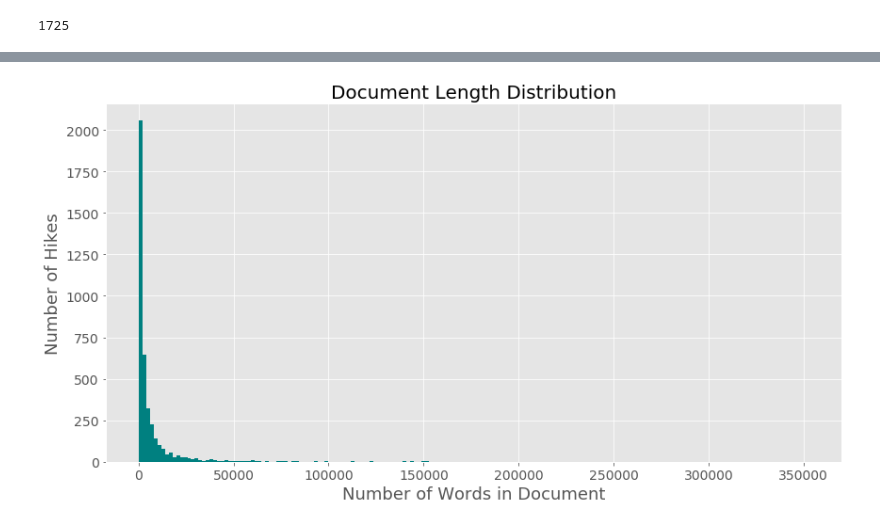
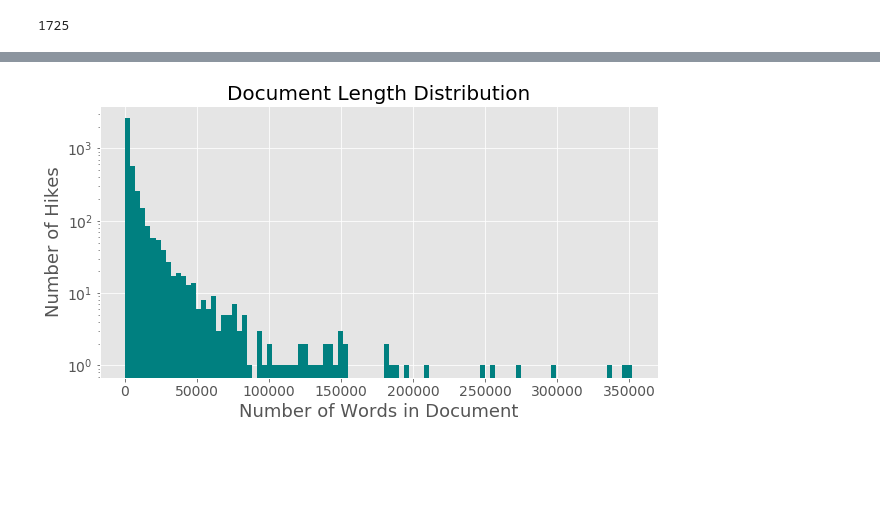
Before and after one commit to ekirken1/colorado_trail_recommender, a Jupyter notebook: notebooks/new_data.ipynb, the cells around one changed output, grey strips where cells are left out. Drawn from its saved outputs; the diff is of its cells as text; code cells hidden in the pictures; blank space fills up the shorter version.

Commit message:
make new distribution plot

```diff
--- a/notebooks/new_data.ipynb
+++ b/notebooks/new_data.ipynb
@@ -113,15 +113,15 @@ df_hike.head()
 | Mount Bierstadt Trail | https://www.alltrails.com/trail/u... | hard | Out & Back | 4.5 | 2629 | Mount Evans Wilderness | 6.8 | 2719.0 |
 # %%
 all_lengths=[len(df_corpus['all'][i]) for i in range(len(df_corpus))]
-fig, ax = plt.subplots(1,1,figsize=(14,7))
-ax.hist(all_lengths, bins=180, color='teal')
+fig, ax = plt.subplots(1,1,figsize=(10,5))
+ax.hist(all_lengths, bins=100, color='teal', log=True)
 ax.set_title('Document Length Distribution', fontsize=20)
 ax.set_xlabel('Number of Words in Document', fontsize=18)
 ax.set_ylabel('Number of Hikes', fontsize=18)
 plt.tick_params(labelsize=14)
-# plt.savefig('images/document_dist.png', dpi=80);
+plt.savefig('images/document_dist.png', dpi=80);
 # %% [output]
-[figure, old version]
+[figure, new version]
 # %%
 punc = string.punctuation
 stop = StopWords()
```
Also changed, not shown: parts of 3 cells of this notebook.
